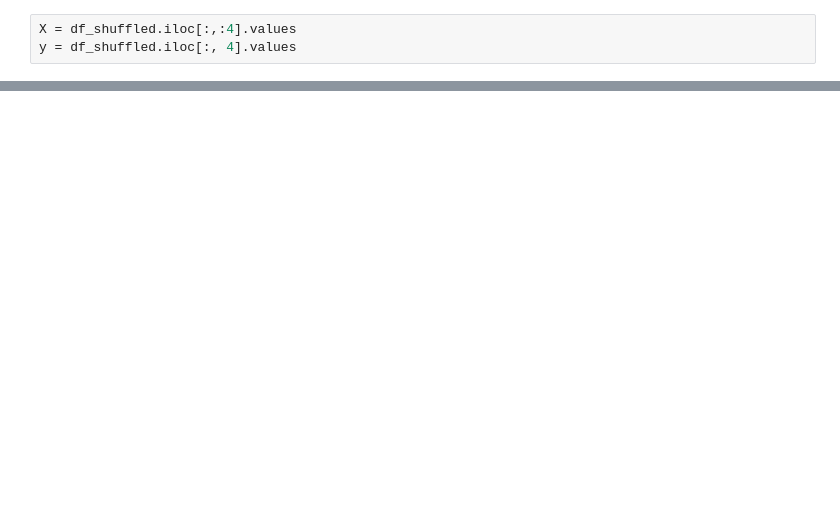
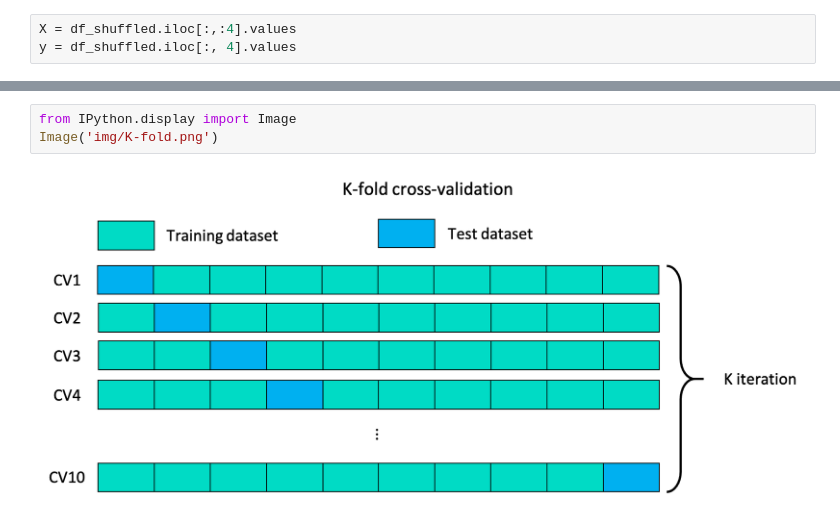
Before and after one commit to MH-Lee/IE503_HW, a Jupyter notebook: assignment5/IE503_Homework5_20196013_MyoungHoonLee.ipynb, the cells around one changed output, grey strips where cells are left out. Saved outputs shown, nothing was run; the diff lists cells and outputs as text; blank space fills up the shorter version.

```diff
--- a/assignment5/IE503_Homework5_20196013_MyoungHoonLee.ipynb
+++ b/assignment5/IE503_Homework5_20196013_MyoungHoonLee.ipynb
@@ -79,0 +73,5 @@ for tr, te in k_fold:
+# %%
+from IPython.display import Image
+Image('img/K-fold.png')
+# %% [output]
+[figure, added]
```
Also changed, not shown: parts of 46 cells of this notebook, 4 other files.
